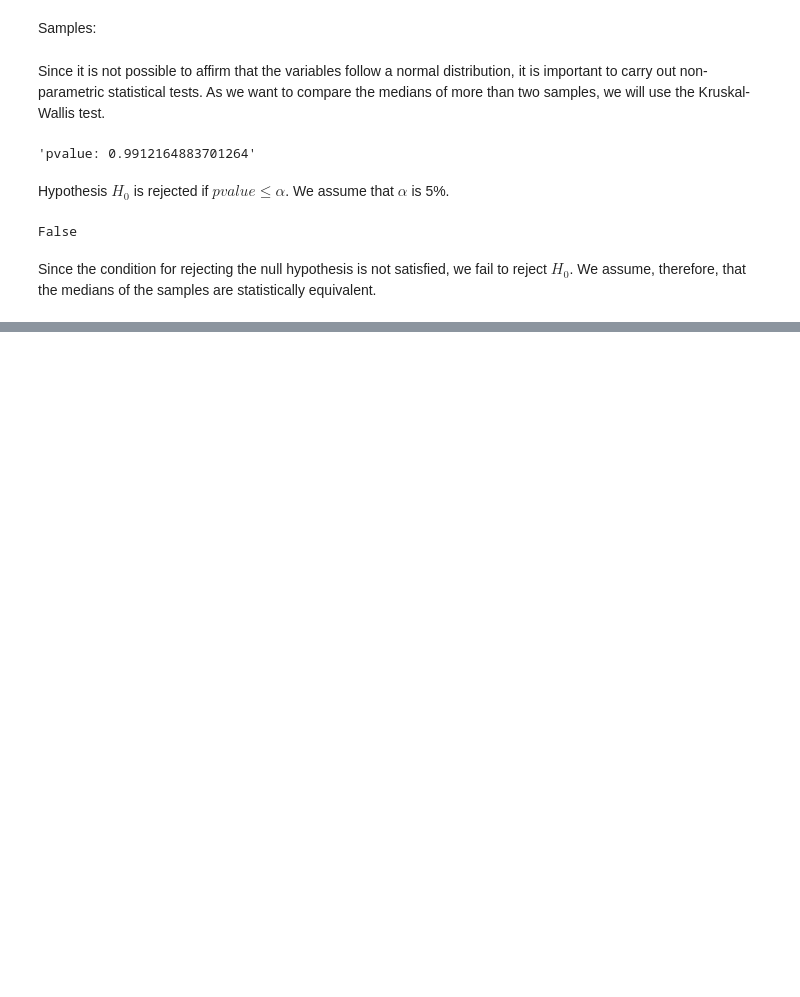
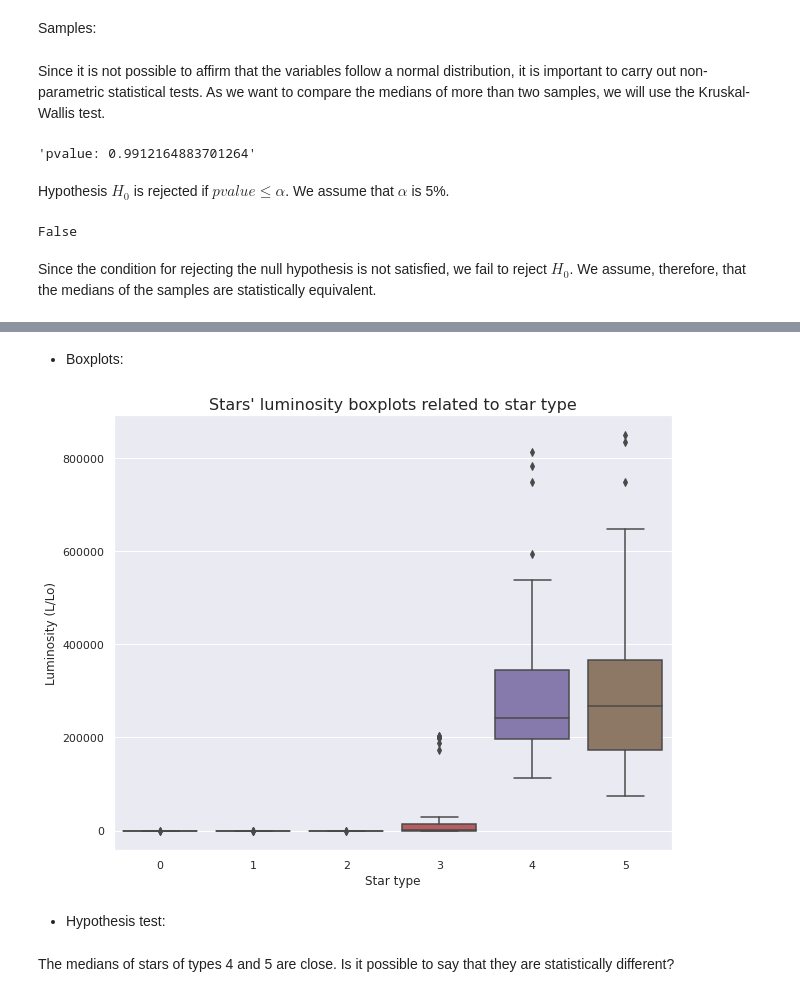
Before and after one commit to DamodaraBarbosa/machine_learning_studies, a Jupyter notebook: Star_type_prediction.ipynb, the cells around one changed output, grey strips where cells are left out. Drawn from its saved outputs; the diff is of its cells as text; code cells hidden in the pictures; blank space fills up the shorter version.

```diff
--- a/Star_type_prediction.ipynb
+++ b/Star_type_prediction.ipynb
@@ -913,0 +935,15 @@ Since the condition for rejecting the null hypothesis is not satisfied, we fail
+# %% [markdown]
+* Boxplots:
+# %%
+plt.figure(figsize= (10, 8))
+ax = sns.boxplot(data= df, x= 'star_type', y= 'luminosity')
+ax.set_title("Stars' luminosity boxplots related to star type", fontsize= 16)
+plt.xlabel('Star type')
+plt.ylabel('Luminosity (L/Lo)')
+plt.show()
+# %% [output]
+[figure, added]
+# %% [markdown]
+* Hypothesis test:
+# %% [markdown]
+The medians of stars of types 4 and 5 are close. Is it possible to say that they are statistically different?
```
Also changed, not shown: parts of 39 cells of this notebook.
